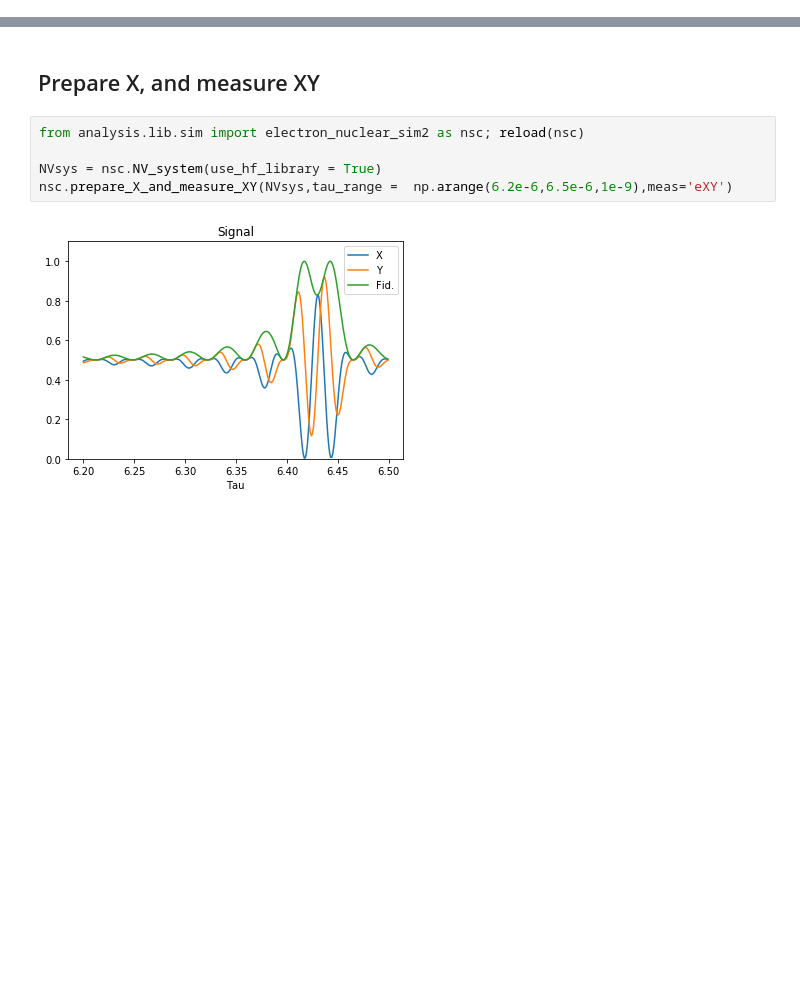
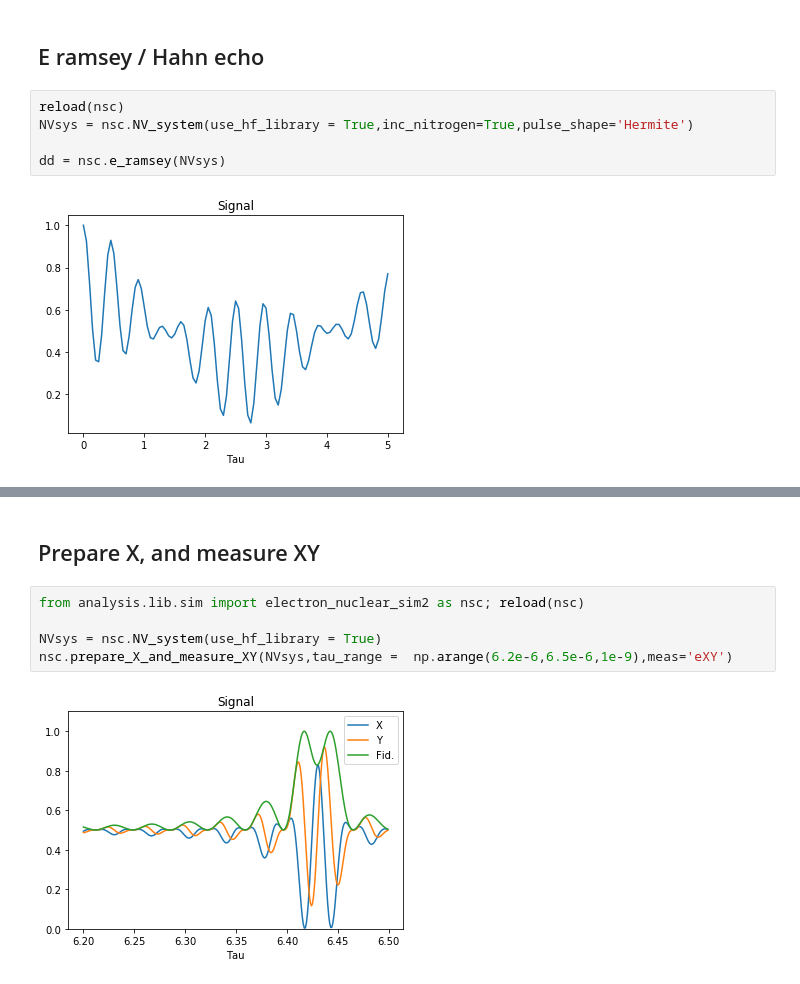
Before and after one commit to zaguros/analysis, a Jupyter notebook: notebooks/Quantum Networks/Simulations/MW_pulse_simulation.ipynb, the cells around one changed output, grey strips where cells are left out. Cells and saved outputs as stored; diff of their text form; blank space fills up the shorter version.

```diff
--- a/notebooks/Quantum Networks/Simulations/MW_pulse_simulation.ipynb
+++ b/notebooks/Quantum Networks/Simulations/MW_pulse_simulation.ipynb
@@ -9,0 +50,9 @@ from analysis.lib.sim import electron_nuclear_sim2 as nsc; reload(nsc)
+# %% [markdown]
+## E ramsey / Hahn echo
+# %%
+reload(nsc)
+NVsys = nsc.NV_system(use_hf_library = True,inc_nitrogen=True,pulse_shape='Hermite')
+
+dd = nsc.e_ramsey(NVsys)
+# %% [output]
+[figure, added]
```
Also changed, not shown: parts of 24 cells of this notebook, 2 other files.
